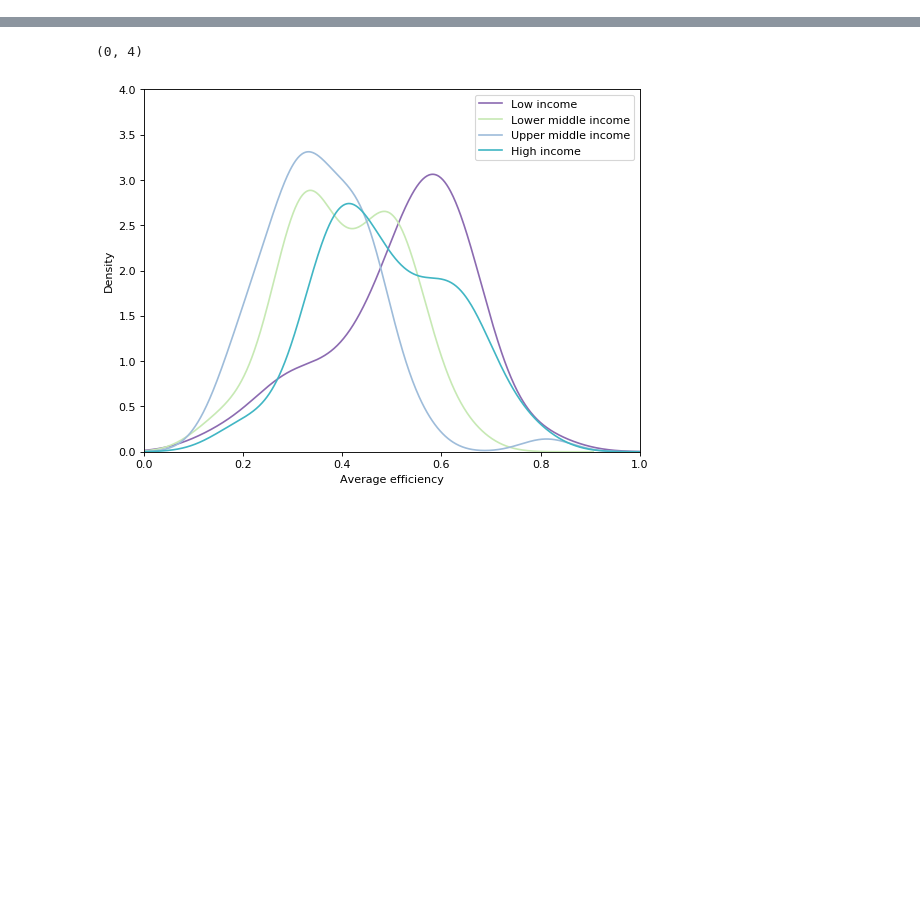
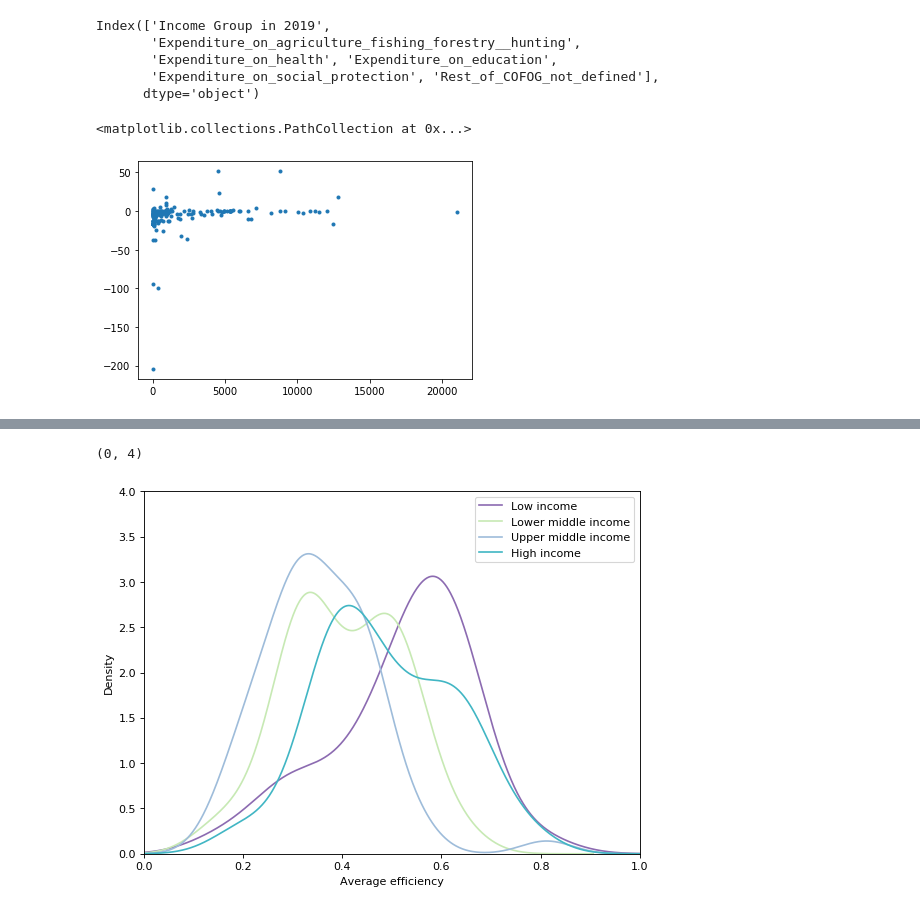
Before and after one commit to emcmd/sdg-dea, a Jupyter notebook: analyse_results.ipynb, the cells around one changed output, grey strips where cells are left out. Saved outputs shown, nothing was run; the diff lists cells and outputs as text; code cells hidden in the pictures; blank space fills up the shorter version.

```diff
--- a/analyse_results.ipynb
+++ b/analyse_results.ipynb
@@ -24,0 +56,13 @@ nbins = 12
+# %%
+econ.columns
+# %% [output]
+Index(['Income Group in 2019',
+       'Expenditure_on_agriculture_fishing_forestry__hunting',
+       'Expenditure_on_health', 'Expenditure_on_education',
+       'Expenditure_on_social_protection', 'Rest_of_COFOG_not_defined'],
+      dtype='object')
+# %%
+plt.scatter(econ['Expenditure_on_social_protection'],inds['sdg10_fsi7'], marker='.', mark)
+# %% [output]
+<matplotlib.collections.PathCollection at 0x...>
+[figure, added]
```
Also changed, not shown: parts of 32 cells of this notebook.
